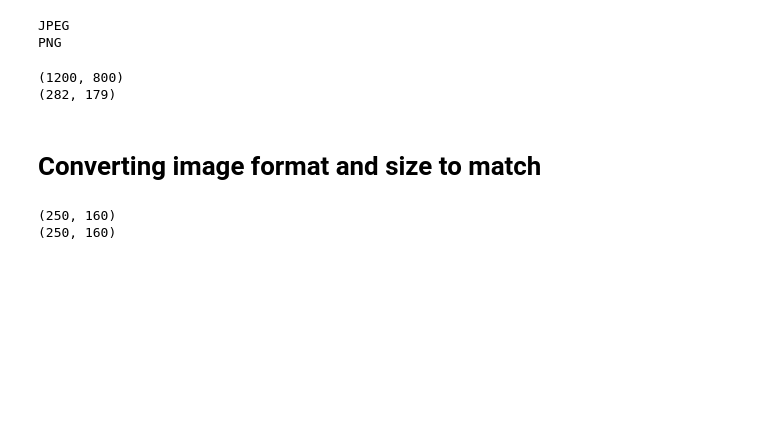
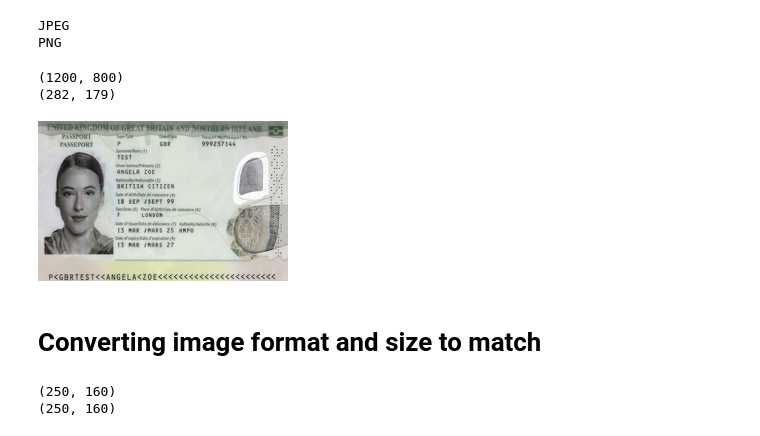
Before and after one commit to MylesB97/ID_Card_Tampering, a Jupyter notebook: ID_Card_Tampering.ipynb, the cells around one changed output. Cells and saved outputs as stored; diff of their text form; code cells hidden in the pictures; blank space fills up the shorter version.

```diff
--- a/ID_Card_Tampering.ipynb
+++ b/ID_Card_Tampering.ipynb
@@ -74,6 +74,10 @@ print(tampered.size)
 # %% [output]
 (1200, 800)
 (282, 179)
+# %%
+UKPassportResized
+# %% [output]
+[figure, added]
 # %% [markdown]
 # Converting image format and size to match
 # %%
```
Also changed, not shown: parts of 11 cells of this notebook.
